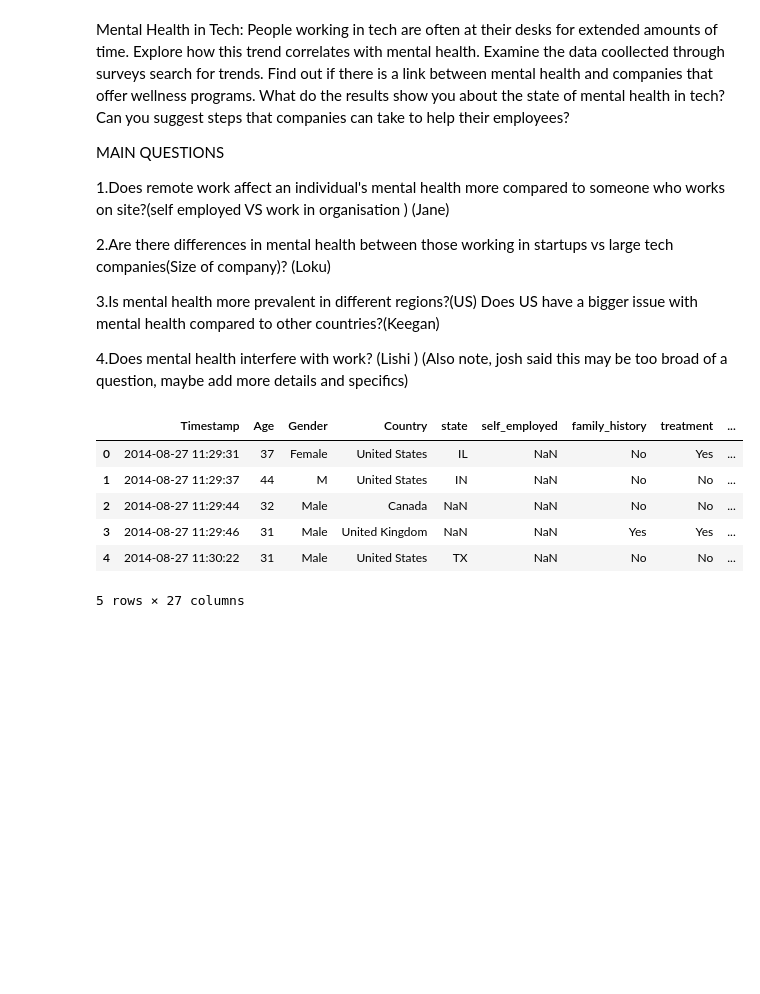
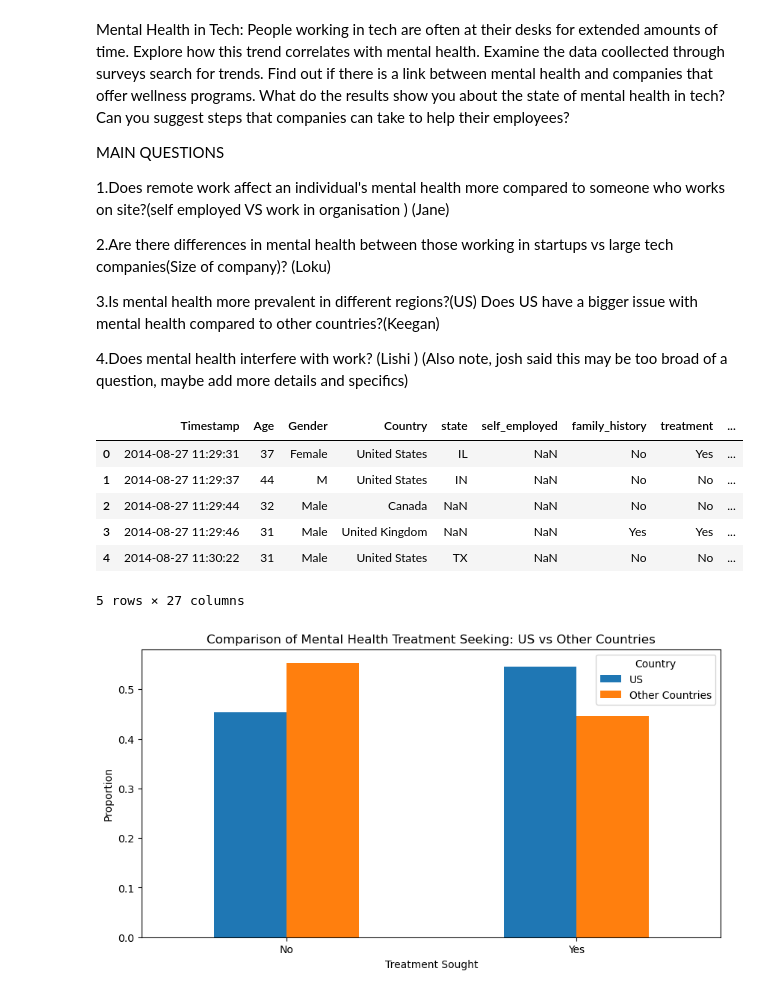
Before and after one commit to Keegawho198/Project-1_Mental-Health, a Jupyter notebook: Mental Health.ipynb, the cells around one changed output. Cells and saved outputs as stored; diff of their text form; code cells hidden in the pictures; blank space fills up the shorter version.

Commit message:
Testing new branch Keegan

```diff
--- a/Mental Health.ipynb
+++ b/Mental Health.ipynb
@@ -40,3 +43,30 @@ data_df.head()
 5 rows × 27 columns
 # %%
 #Keegan Code here
+
+#filter data
+us_data = data_df[data_df['Country'] == 'United States']
+other_countries_data = data_df[data_df['Country'] != 'United States']
+
+# Analyze the Data
+# 'treatment' column to see how many people sought treatment
+us_treatment_count = us_data['treatment'].value_counts(normalize=True)
+other_countries_treatment_count = other_countries_data['treatment'].value_counts(normalize=True)
+
+# Combine the results into a DataFrame for comparison
+country_comparison_df = pd.DataFrame({
+    'US': us_treatment_count,
+    'Other Countries': other_countries_treatment_count
+}).fillna(0)  # Fill NaN values with 0
+# %%
+#Keegan
+# Visualize the Results
+country_comparison_df.plot(kind='bar', figsize=(10, 5))
+plt.title('Comparison of Mental Health Treatment Seeking: US vs Other Countries')
+plt.xlabel('Treatment Sought')
+plt.ylabel('Proportion')
+plt.xticks(rotation=0)
+plt.legend(title='Country')
+plt.show()
+# %% [output]
+[figure, added]
```
Also changed, not shown: parts of 1 cell of this notebook.
